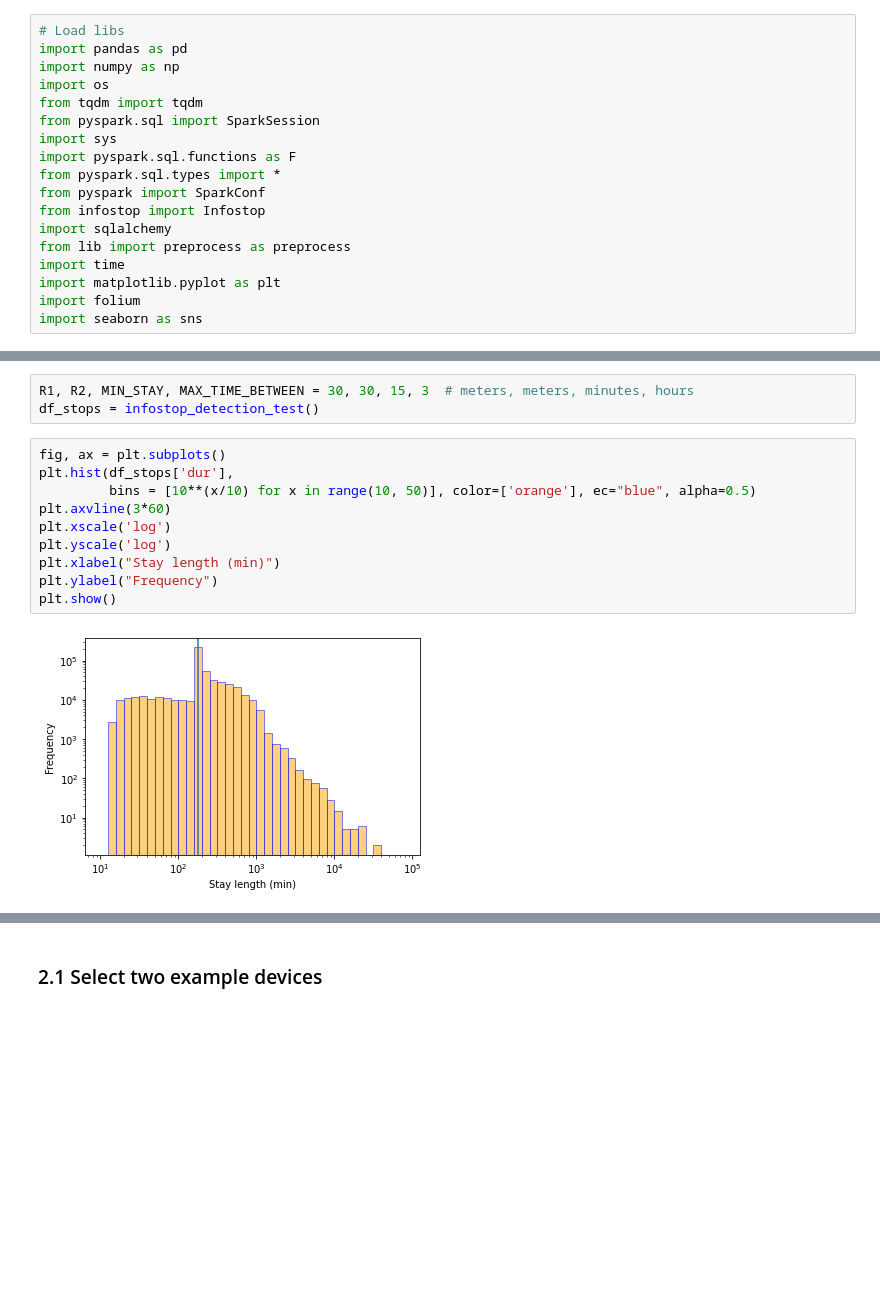
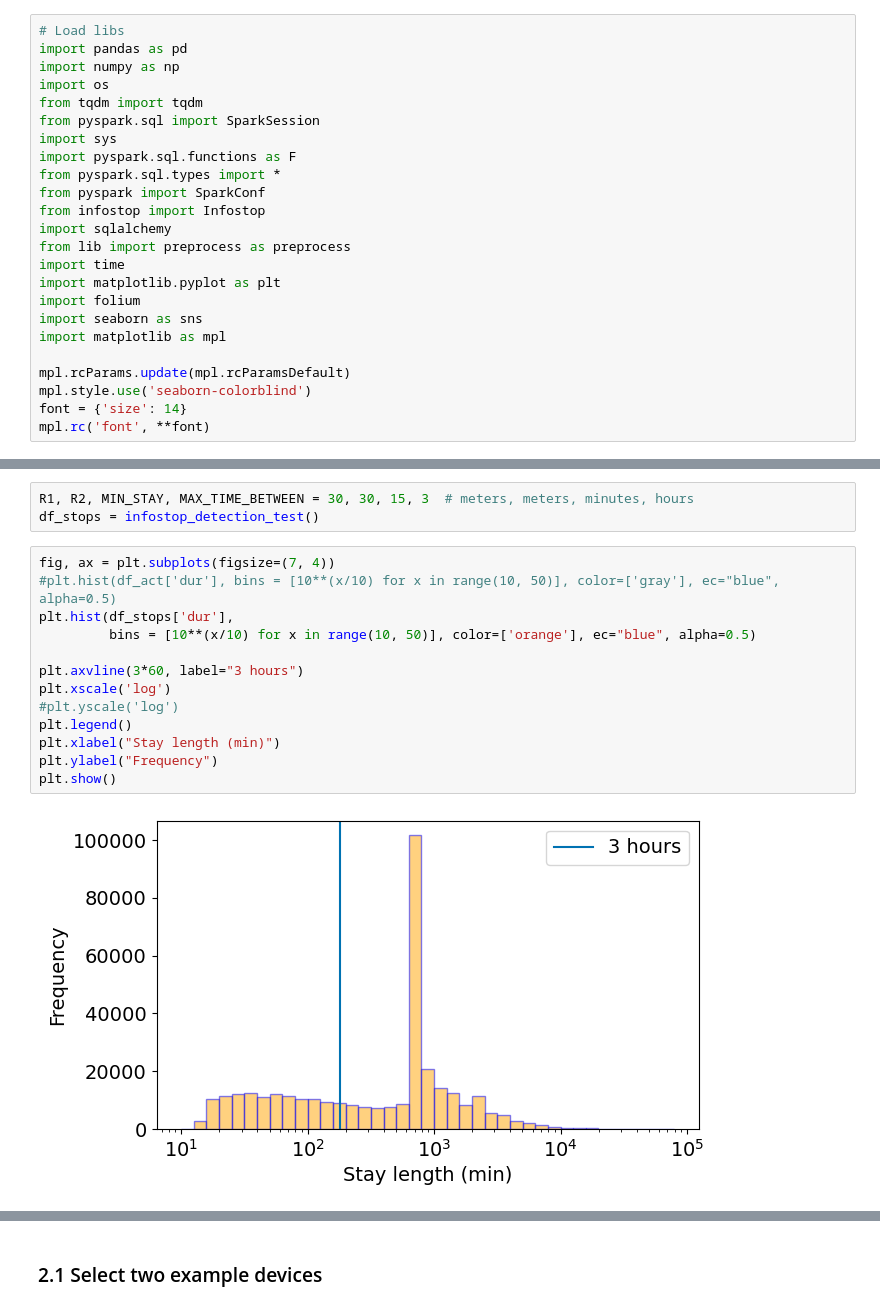
Before and after one commit to MobiSegInsights/mobi-social-segregation-se, a Jupyter notebook: src/MobiSegInsightsSE.data_exp.1.0/7-parquet-to-stops-pyspark.ipynb, the cells around one changed output, grey strips where cells are left out. Drawn from its saved outputs; the diff is of its cells as text; blank space fills up the shorter version.

```diff
--- a/src/MobiSegInsightsSE.data_exp.1.0/7-parquet-to-stops-pyspark.ipynb
+++ b/src/MobiSegInsightsSE.data_exp.1.0/7-parquet-to-stops-pyspark.ipynb
@@ -25,6 +25,12 @@ import time
 import matplotlib.pyplot as plt
 import folium
 import seaborn as sns
+import matplotlib as mpl
+
+mpl.rcParams.update(mpl.rcParamsDefault)
+mpl.style.use('seaborn-colorblind')
+font = {'size': 14}
+mpl.rc('font', **font)
 # %%
 # Data location
 user = preprocess.keys_manager['database']['user']
@@ -275,15 +287,18 @@ plt.show()
 R1, R2, MIN_STAY, MAX_TIME_BETWEEN = 30, 30, 15, 3  # meters, meters, minutes, hours
 df_stops = infostop_detection_test()
 # %%
-fig, ax = plt.subplots()
+fig, ax = plt.subplots(figsize=(7, 4))
+#plt.hist(df_act['dur'], bins = [10**(x/10) for x in range(10, 50)], color=['gray'], ec="blue", alpha=0.5)
 plt.hist(df_stops['dur'],
          bins = [10**(x/10) for x in range(10, 50)], color=['orange'], ec="blue", alpha=0.5)
-plt.axvline(3*60)
+
+plt.axvline(3*60, label="3 hours")
 plt.xscale('log')
-plt.yscale('log')
+#plt.yscale('log')
+plt.legend()
 plt.xlabel("Stay length (min)")
 plt.ylabel("Frequency")
 plt.show()
 # %% [output]
-[figure, old version]
+[figure, new version]
 # %%
```
Also changed, not shown: parts of 3 cells of this notebook, 17 other files.
